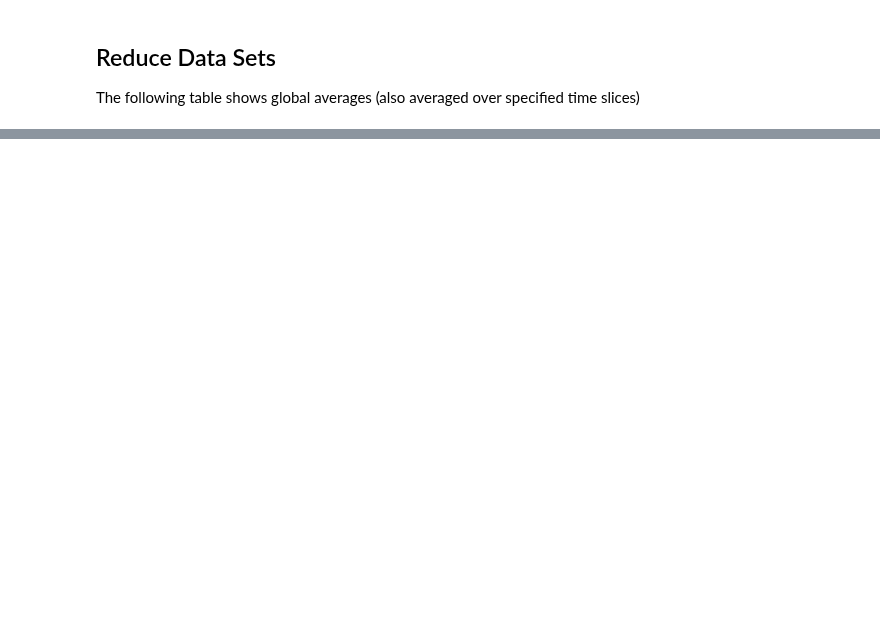
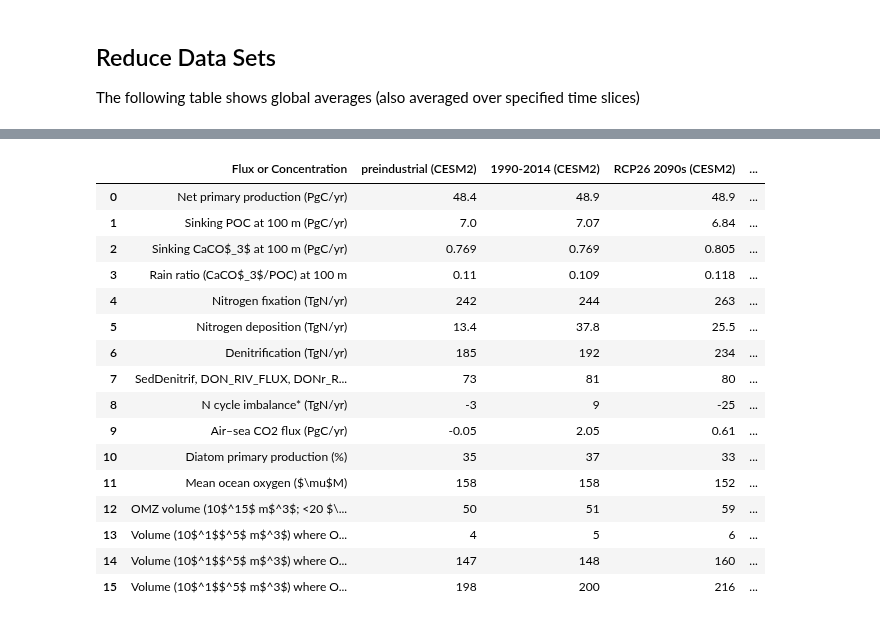
Before and after one commit to marbl-ecosys/cesm2-marbl, a Jupyter notebook: notebooks/Global Flux Table.ipynb, the cells around one changed output, grey strips where cells are left out. Cells and saved outputs as stored; diff of their text form; code cells hidden in the pictures; blank space fills up the shorter version.

```diff
--- a/notebooks/Global Flux Table.ipynb
+++ b/notebooks/Global Flux Table.ipynb
@@ -233,17 +271,5 @@ def add_o2_below_thres(datasets, thres):
 # %%
 %%time
-
-experiments = ['cesm1_PI',
-               'cesm1_hist',
-               'cesm2_PI',
-               'cesm2_hist',
-               'cesm2_SSP1-2.6',
-               'cesm2_SSP2-4.5',
-               'cesm2_SSP3-7.0',
-               'cesm2_SSP5-8.5',
-#                'cesm1_PI_esm',
-#                'cesm1_hist_esm'
-              ]
 
 # Set up units
 integral_units = dict()
@@ -715,0 +770,42 @@ pd.DataFrame(table_dict)
+# %%
+# Updated table for our paper
+rounding[CO2_key] = 2
+rounding[NPP_key] = 1
+
+test_exps = ['cesm2_PI', 'cesm2_hist', 'cesm2_SSP1-2.6', 'cesm2_SSP2-4.5', 'cesm2_SSP3-7.0', 'cesm2_SSP5-8.5']
+diagnostic_columns = [NPP_key,
+                      POC_key,
+                      CaCO3_key,
+                      rain_key,
+                      Nfix_key,
+                      Ndep_key,
+                      denitrif_key,
+                      more_denitrif_key,
+                      Ncycle_key,
+                      CO2_key,
+                      NPP_diat_key,
+                      O2_key,
+                      OMZ_key,
+                      O2_vol_keys[5],
+                      O2_vol_keys[60],
+                      O2_vol_keys[80]
+                     ]
+pd.DataFrame(make_table(diagnostic_columns, test_exps))
+# %% [output]
+|  | Flux or Concentration | preindustrial (CESM2) | 1990-2014 (CESM2) | RCP26 2090s (CESM2) | ... |
+| 0 | Net primary production (PgC/yr) | 48.4 | 48.9 | 48.9 | ... |
+| 1 | Sinking POC at 100 m (PgC/yr) | 7.0 | 7.07 | 6.84 | ... |
+| 2 | Sinking CaCO$_3$ at 100 m (PgC/yr) | 0.769 | 0.769 | 0.805 | ... |
+| 3 | Rain ratio (CaCO$_3$/POC) at 100 m | 0.11 | 0.109 | 0.118 | ... |
+| 4 | Nitrogen fixation (TgN/yr) | 242 | 244 | 263 | ... |
+| 5 | Nitrogen deposition (TgN/yr) | 13.4 | 37.8 | 25.5 | ... |
+| 6 | Denitrification (TgN/yr) | 185 | 192 | 234 | ... |
+| 7 | SedDenitrif, DON_RIV_FLUX, DONr_R... | 73 | 81 | 80 | ... |
+| 8 | N cycle imbalance* (TgN/yr) | -3 | 9 | -25 | ... |
+| 9 | Air–sea CO2 flux (PgC/yr) | -0.05 | 2.05 | 0.61 | ... |
+| 10 | Diatom primary production (%) | 35 | 37 | 33 | ... |
+| 11 | Mean ocean oxygen ($\mu$M) | 158 | 158 | 152 | ... |
+| 12 | OMZ volume (10$^15$ m$^3$; <20 $\... | 50 | 51 | 59 | ... |
+| 13 | Volume (10$^1$$^5$ m$^3$) where O... | 4 | 5 | 6 | ... |
+| 14 | Volume (10$^1$$^5$ m$^3$) where O... | 147 | 148 | 160 | ... |
+| 15 | Volume (10$^1$$^5$ m$^3$) where O... | 198 | 200 | 216 | ... |
```
Also changed, not shown: parts of 18 cells of this notebook.
